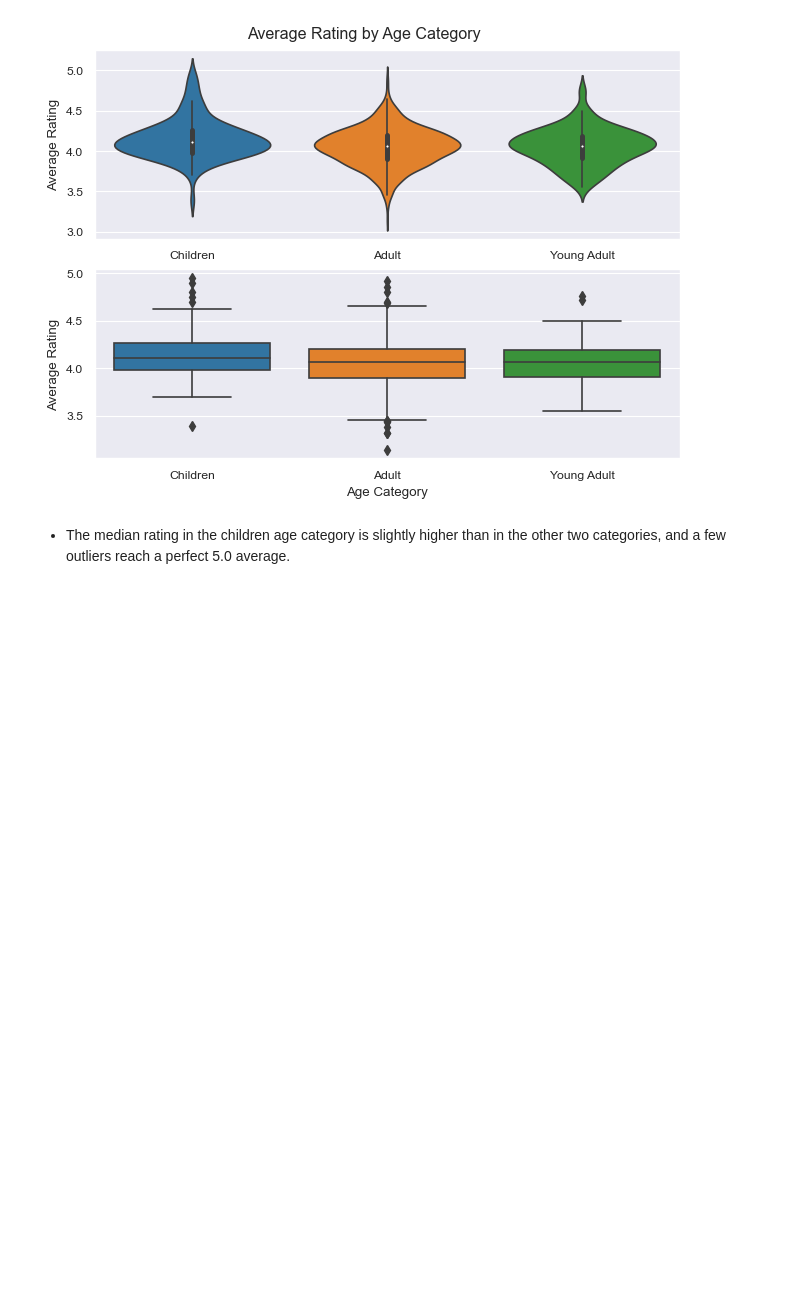
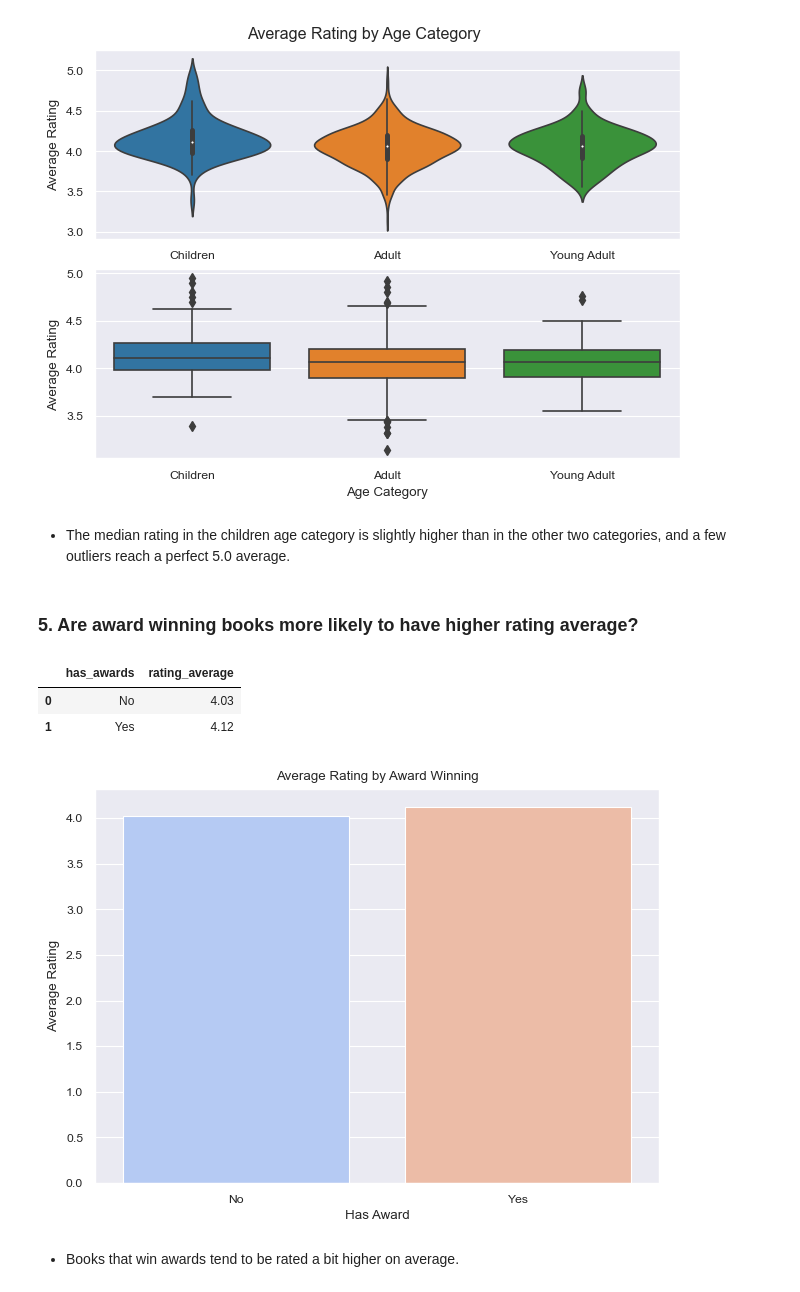
Before and after one commit to mo-chabane-tech/Data-Notebooks-And-Dashboards, a Jupyter notebook: Popular Books For Exchanging/Data Analysis Template.ipynb, the cells around one changed output. Drawn from its saved outputs; the diff is of its cells as text; code cells hidden in the pictures; blank space fills up the shorter version.

Commit message:
feat: visualize average rating by award winning.

```diff
--- a/Popular Books For Exchanging/Data Analysis Template.ipynb
+++ b/Popular Books For Exchanging/Data Analysis Template.ipynb
@@ -320,3 +320,30 @@ plt.show()
 [figure]
 # %% [markdown]
 - The median rating in the children age category is slightly higher than in the other two categories, and a few outliers reach a perfect 5.0 average.
+# %% [markdown]
+### 5. Are award winning books more likely to have higher rating average?
+# %%
+df5 = df.copy()
+df5["has_awards"] = df5["awards"].apply(lambda x: "No" if x == "None" else "Yes")
+df5 = (
+    df5.groupby("has_awards")["rating_average"]
+    .mean()
+    .round(2)
+    .reset_index()
+    )
+df5
+# %% [output]
+|  | has_awards | rating_average |
+| 0 | No | 4.03 |
+| 1 | Yes | 4.12 |
+# %%
+sns.barplot(data=df5, x="has_awards", y="rating_average", palette="coolwarm")
+plt.title("Average Rating by Award Winning")
+plt.xlabel("Has Award")
+plt.ylabel("Average Rating")
+plt.tight_layout()
+plt.show()
+# %% [output]
+[figure, added]
+# %% [markdown]
+- Books that win awards tend to be rated a bit higher on average.
```
